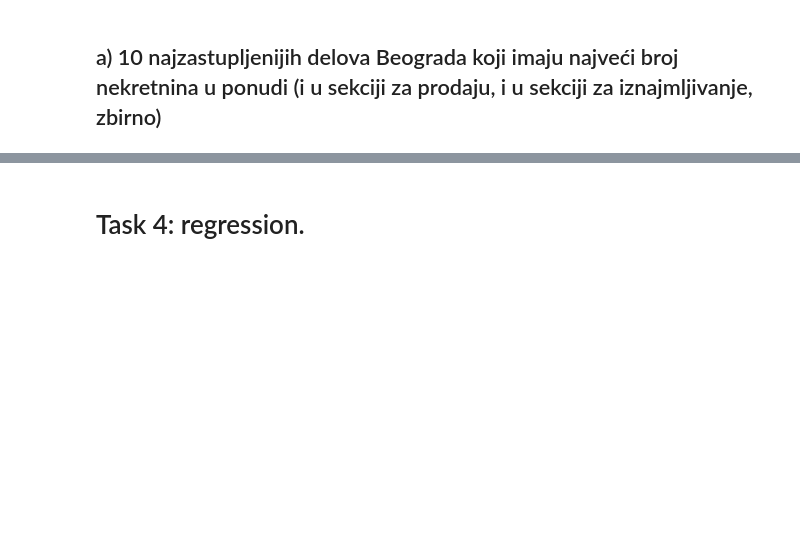
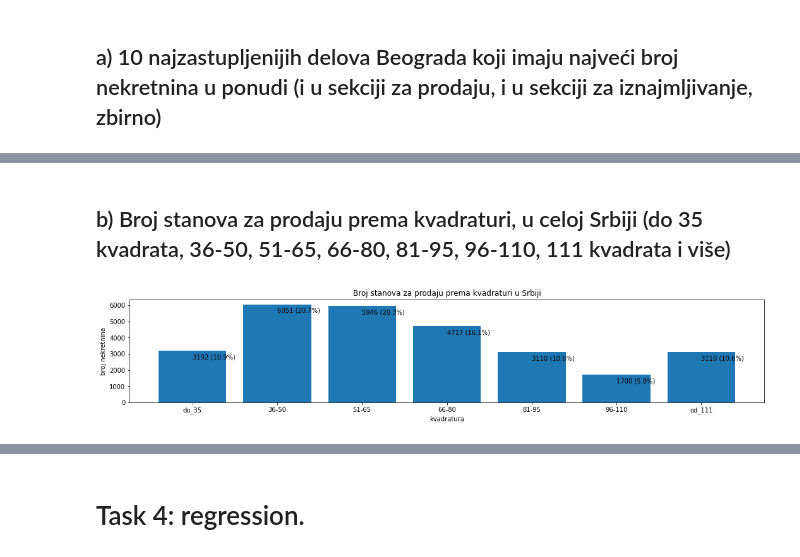
Before and after one commit to fishsalad183/ETF-PSZ, a Jupyter notebook: PSZ - Vojislav Bogosavljevic.ipynb, the cells around one changed output, grey strips where cells are left out. Saved outputs shown, nothing was run; the diff lists cells and outputs as text; code cells hidden in the pictures; blank space fills up the shorter version.

```diff
--- a/PSZ - Vojislav Bogosavljevic.ipynb
+++ b/PSZ - Vojislav Bogosavljevic.ipynb
@@ -342,0 +344,16 @@ for d, b in zip(delovi_grada, brojevi_nekretnina):
+# %% [markdown]
+## b) Broj stanova za prodaju prema kvadraturi, u celoj Srbiji (do 35 kvadrata, 36-50, 51-65, 66-80, 81-95, 96-110, 111 kvadrata i više)
+# %%
+fig, ax = plt.subplots()
+kvadrature, brojevi_nekretnina = zip(*db.kategorije_kvadrature().items())
+ukupan_broj_stanova_za_prodaju = db.broj_stanova_za_prodaju()
+ax.bar(kvadrature, brojevi_nekretnina)
+ax.set_title("Broj stanova za prodaju prema kvadraturi u Srbiji")
+ax.set_xlabel("kvadratura")
+ax.set_ylabel("broj nekretnina")
+
+fig.set_size_inches(18, 3)
+for kvadratura, broj in zip(kvadrature, brojevi_nekretnina):
+    ax.annotate("{} ({:.1%})".format(broj, broj / ukupan_broj_stanova_za_prodaju), xy=(kvadratura, broj - 500))
+# %% [output]
+[figure, added]
```
Also changed, not shown: parts of 3 cells of this notebook, 1 other file.
